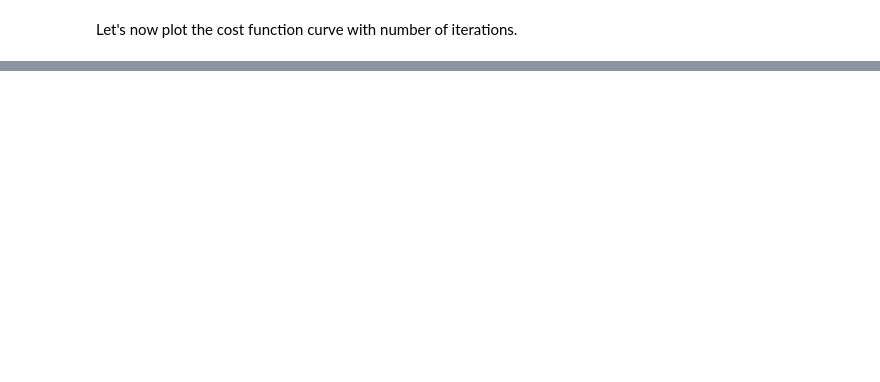
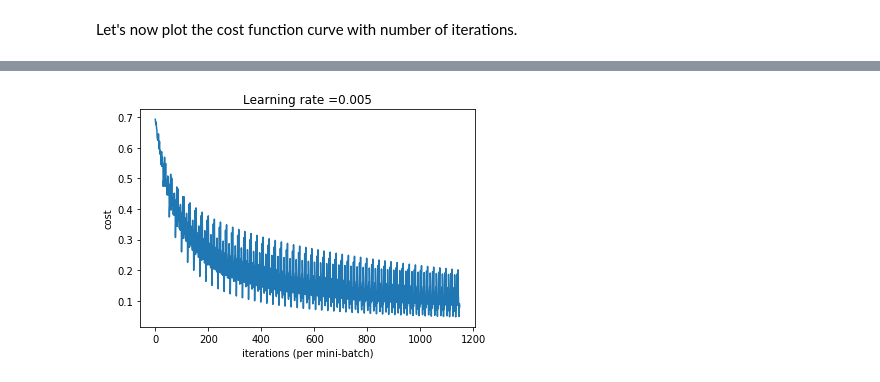
Before and after one commit to ShilinC/Log_Soft_PA1, a Jupyter notebook: CSE253_PA1.ipynb, the cells around one changed output, grey strips where cells are left out. Saved outputs shown, nothing was run; the diff lists cells and outputs as text; code cells hidden in the pictures; blank space fills up the shorter version.

```diff
--- a/CSE253_PA1.ipynb
+++ b/CSE253_PA1.ipynb
@@ -340,0 +347,2 @@ plt.show()
+# %%
+d = model(train_set_x, train_set_y, test_set_x, test_set_y, lambda_reg = 10, num_iterations = 1000, learning_rate = 0.01, print_cost = True)
@@ -340,0 +351,4 @@ plt.show()
+# %%
+w = d["w"]
+print(w.shape)
+plt.imshow(w.reshape([28,28]))
@@ -340,0 +405,2 @@ plt.show()
+# %%
+d = mb_model(train_set_x, train_set_y, test_set_x, test_set_y, lambda_reg = 0, num_epoch = 50, learning_rate = 0.005, print_cost = True)
@@ -340,0 +425,9 @@ plt.show()
+# %%
+costs = np.squeeze(d['costs'])
+plt.plot(costs)
+plt.ylabel('cost')
+plt.xlabel('iterations (per mini-batch)')
+plt.title("Learning rate =" + str(d["learning_rate"]))
+plt.show()
+# %% [output]
+[figure, added]
```
Also changed, not shown: parts of 14 cells of this notebook.
